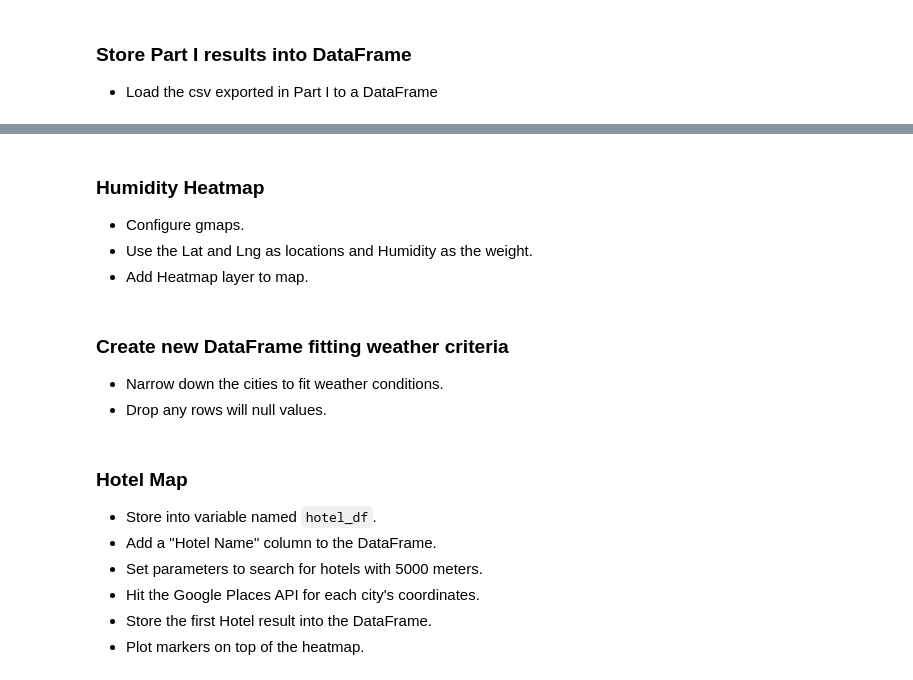
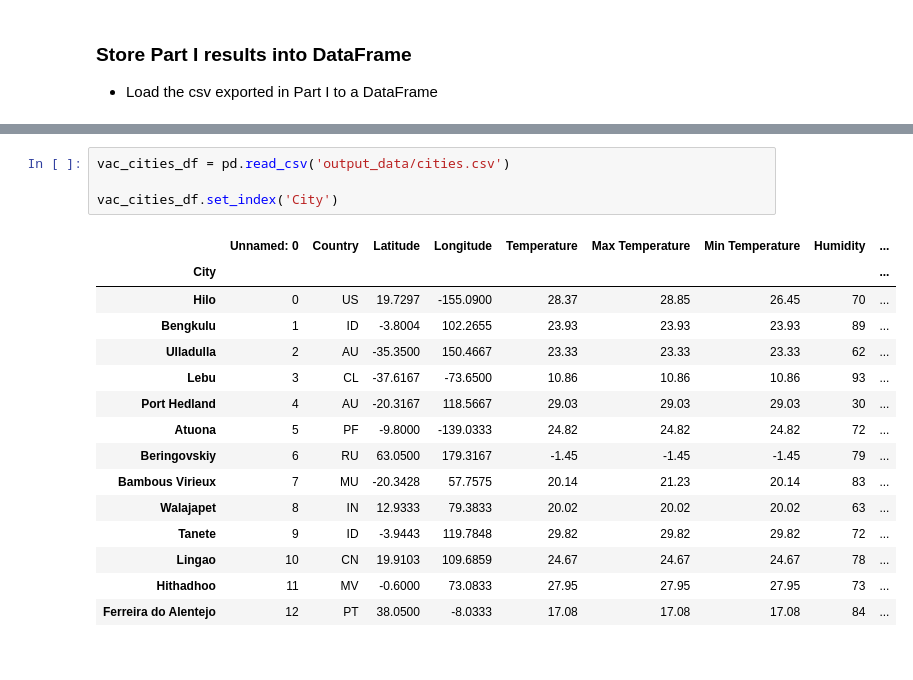
Before and after one commit to CantStopWontStop/python-api-challenge, a Jupyter notebook: VacationPy.ipynb, the cells around one changed output, grey strips where cells are left out. Cells and saved outputs as stored; diff of their text form.

```diff
--- a/VacationPy.ipynb
+++ b/VacationPy.ipynb
@@ -150,17 +26,20 @@ OSError: Cannot save file into a non-existent directory: 'output'
-# %% [markdown]
-### Humidity Heatmap
-* Configure gmaps.
-* Use the Lat and Lng as locations and Humidity as the weight.
-* Add Heatmap layer to map.
-# %% [markdown]
-### Create new DataFrame fitting weather criteria
-* Narrow down the cities to fit weather conditions.
-* Drop any rows will null values.
-# %% [markdown]
-### Hotel Map
-* Store into variable named `hotel_df`.
-* Add a "Hotel Name" column to the DataFrame.
-* Set parameters to search for hotels with 5000 meters.
-* Hit the Google Places API for each city's coordinates.
-* Store the first Hotel result into the DataFrame.
-* Plot markers on top of the heatmap.
+# %%
+vac_cities_df = pd.read_csv('output_data/cities.csv')
+
+vac_cities_df.set_index('City')
+# %% [output]
+|  | Unnamed: 0 | Country | Latitude | Longitude | Temperature | Max Temperature | Min Temperature | Humidity | ... |
+| City |  |  |  |  |  |  |  |  | ... |
+| Hilo | 0 | US | 19.7297 | -155.0900 | 28.37 | 28.85 | 26.45 | 70 | ... |
+| Bengkulu | 1 | ID | -3.8004 | 102.2655 | 23.93 | 23.93 | 23.93 | 89 | ... |
+| Ulladulla | 2 | AU | -35.3500 | 150.4667 | 23.33 | 23.33 | 23.33 | 62 | ... |
+| Lebu | 3 | CL | -37.6167 | -73.6500 | 10.86 | 10.86 | 10.86 | 93 | ... |
+| Port Hedland | 4 | AU | -20.3167 | 118.5667 | 29.03 | 29.03 | 29.03 | 30 | ... |
+| Atuona | 5 | PF | -9.8000 | -139.0333 | 24.82 | 24.82 | 24.82 | 72 | ... |
+| Beringovskiy | 6 | RU | 63.0500 | 179.3167 | -1.45 | -1.45 | -1.45 | 79 | ... |
+| Bambous Virieux | 7 | MU | -20.3428 | 57.7575 | 20.14 | 21.23 | 20.14 | 83 | ... |
+| Walajapet | 8 | IN | 12.9333 | 79.3833 | 20.02 | 20.02 | 20.02 | 63 | ... |
+| Tanete | 9 | ID | -3.9443 | 119.7848 | 29.82 | 29.82 | 29.82 | 72 | ... |
+| Lingao | 10 | CN | 19.9103 | 109.6859 | 24.67 | 24.67 | 24.67 | 78 | ... |
+| Hithadhoo | 11 | MV | -0.6000 | 73.0833 | 27.95 | 27.95 | 27.95 | 73 | ... |
+| Ferreira do Alentejo | 12 | PT | 38.0500 | -8.0333 | 17.08 | 17.08 | 17.08 | 84 | ... |
```
Also changed, not shown: parts of 14 cells of this notebook, 17 other files.
